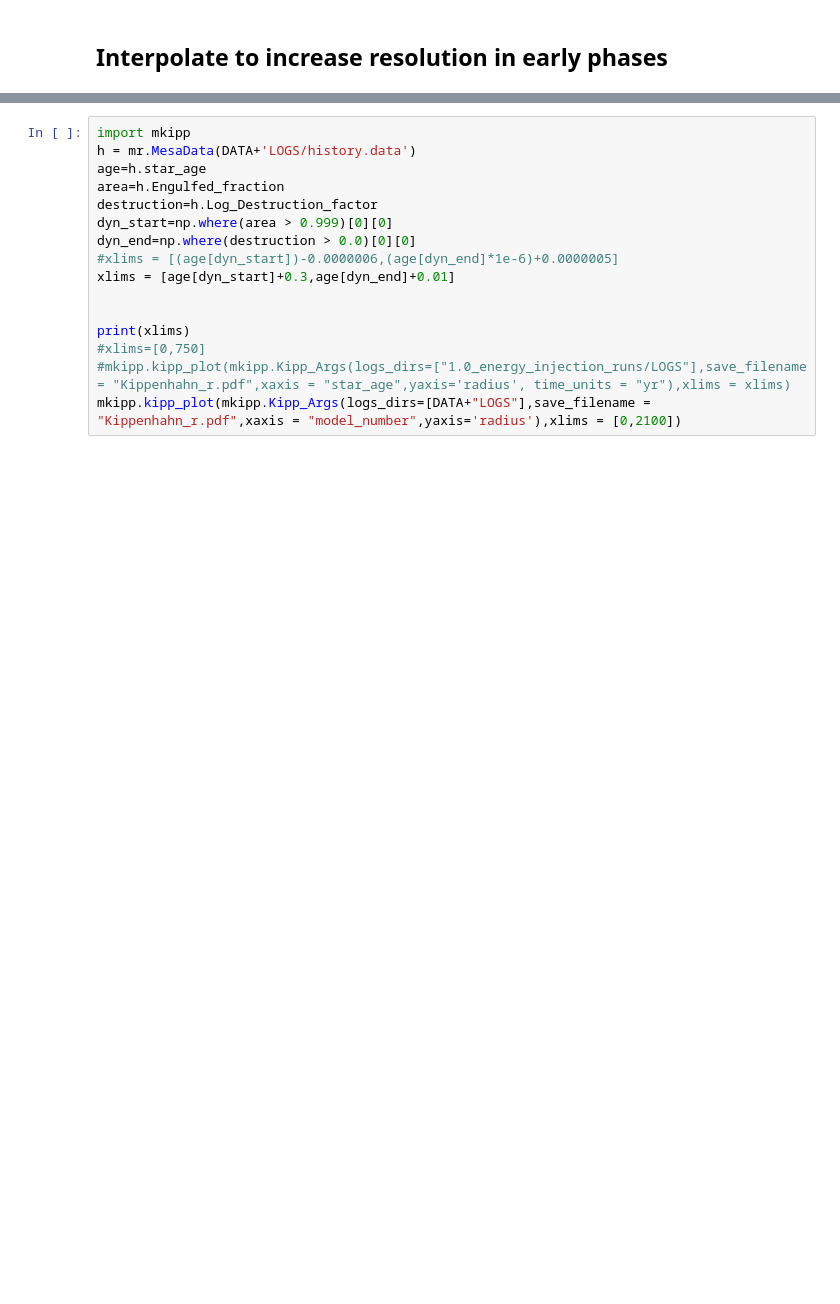
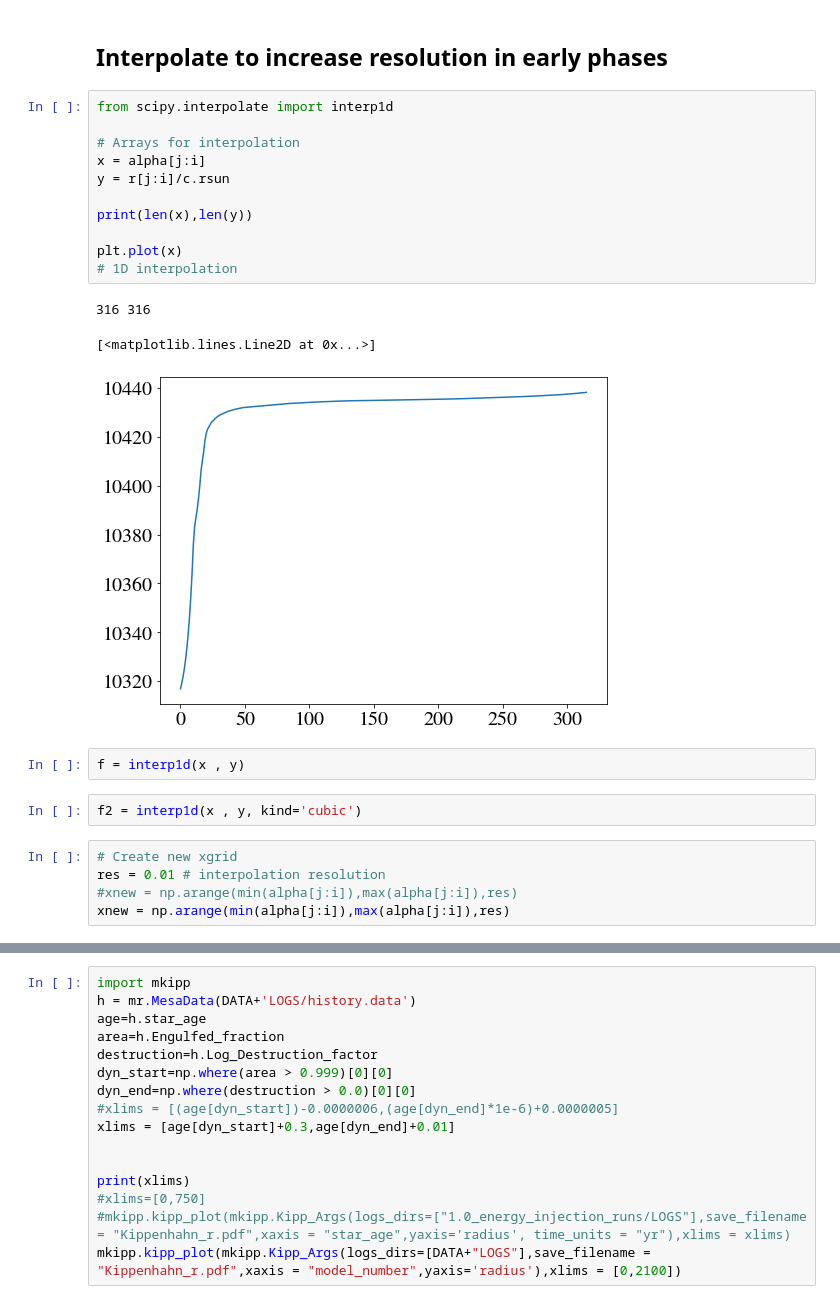
Before and after one commit to matteocantiello/planetaryengulfments, a Jupyter notebook: Dropbox (Personal)/work/engulfment/15140/engulfment.ipynb, the cells around one changed output, grey strips where cells are left out. Saved outputs shown, nothing was run; the diff lists cells and outputs as text; blank space fills up the shorter version.

Commit message:
fixed interpolation issue

```diff
--- a/Dropbox (Personal)/work/engulfment/15140/engulfment.ipynb
+++ b/Dropbox (Personal)/work/engulfment/15140/engulfment.ipynb
@@ -475,3 +465,27 @@ ax.set_rscale('linear')
 # %% [markdown]
 ## Interpolate to increase resolution in early phases
+# %%
+from scipy.interpolate import interp1d
+
+# Arrays for interpolation
+x = alpha[j:i]
+y = r[j:i]/c.rsun
+
+print(len(x),len(y))
+
+plt.plot(x)
+# 1D interpolation
+# %% [output]
+316 316
+[<matplotlib.lines.Line2D at 0x...>]
+[figure, added]
+# %%
+f = interp1d(x , y)
+# %%
+f2 = interp1d(x , y, kind='cubic')
+# %%
+# Create new xgrid
+res = 0.01 # interpolation resolution
+#xnew = np.arange(min(alpha[j:i]),max(alpha[j:i]),res)
+xnew = np.arange(min(alpha[j:i]),max(alpha[j:i]),res)
 # %%
```
Also changed, not shown: parts of 25 cells of this notebook.
